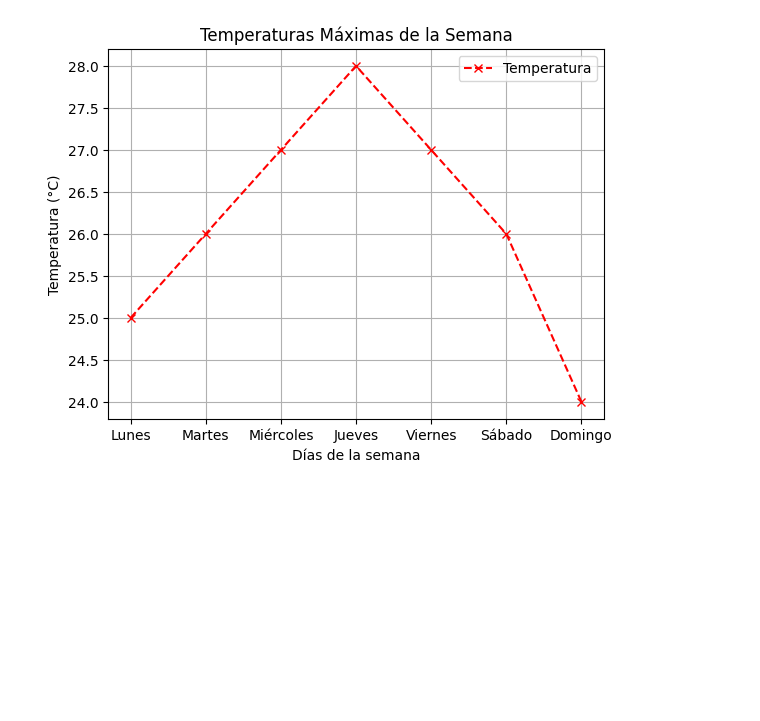
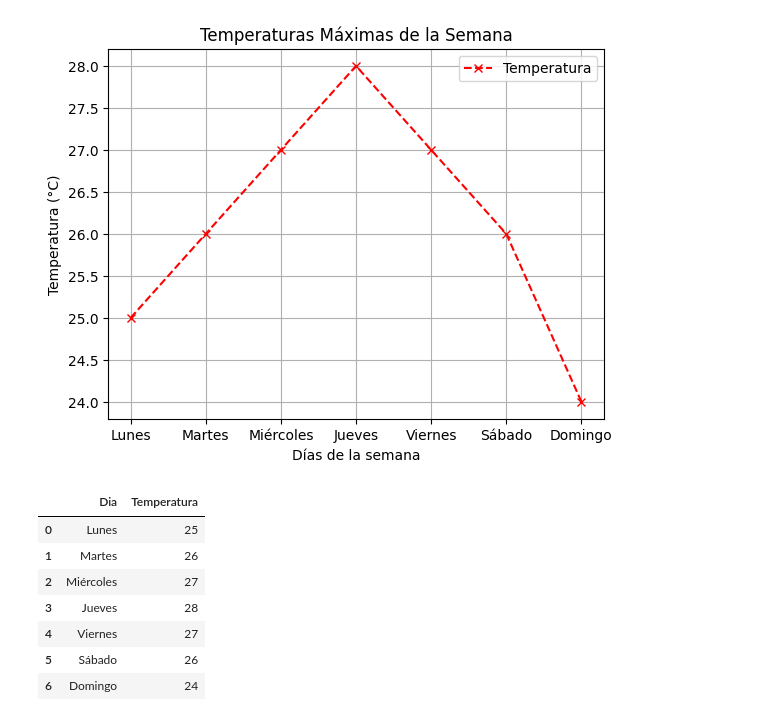
Before and after one commit to JoacoCavarzan/Data-viz-Seaborn, a Jupyter notebook: Gráficos_Seaborn.ipynb, the cells around one changed output. Drawn from its saved outputs; the diff is of its cells as text; code cells hidden in the pictures; blank space fills up the shorter version.

```diff
--- a/Gráficos_Seaborn.ipynb
+++ b/Gráficos_Seaborn.ipynb
@@ -35,3 +35,23 @@ plt.grid(True)  # Activar la cuadrícula de fondo
 plt.show()
 # %% [output]
 [figure]
+# %%
+# creamos diccionario con los datos, y lo pasamos a un DataFrame
+
+# Crear un diccionario con los datos
+datos_semana = {'Dia': dias_semana, 'Temperatura': temperaturas}
+
+# Crear un DataFrame a partir del diccionario
+df_semana = pd.DataFrame(datos_semana)
+
+# Mostrar el DataFrame
+df_semana
+# %% [output]
+|  | Dia | Temperatura |
+| 0 | Lunes | 25 |
+| 1 | Martes | 26 |
+| 2 | Miércoles | 27 |
+| 3 | Jueves | 28 |
+| 4 | Viernes | 27 |
+| 5 | Sábado | 26 |
+| 6 | Domingo | 24 |
```
